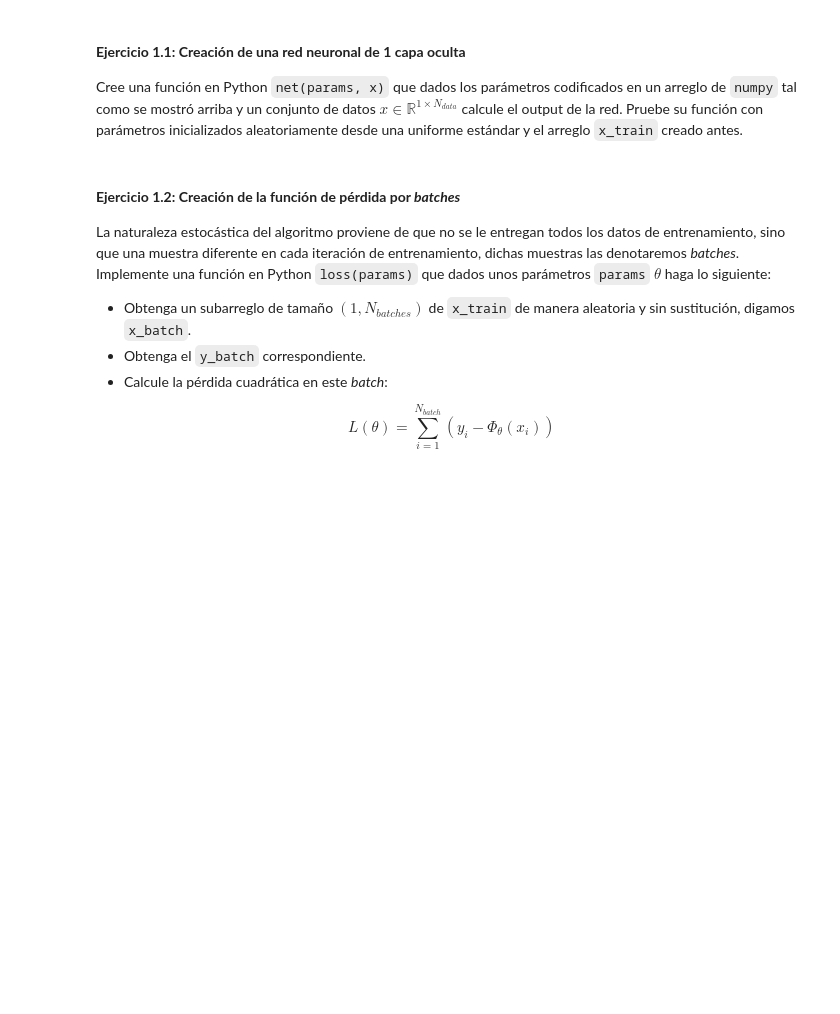
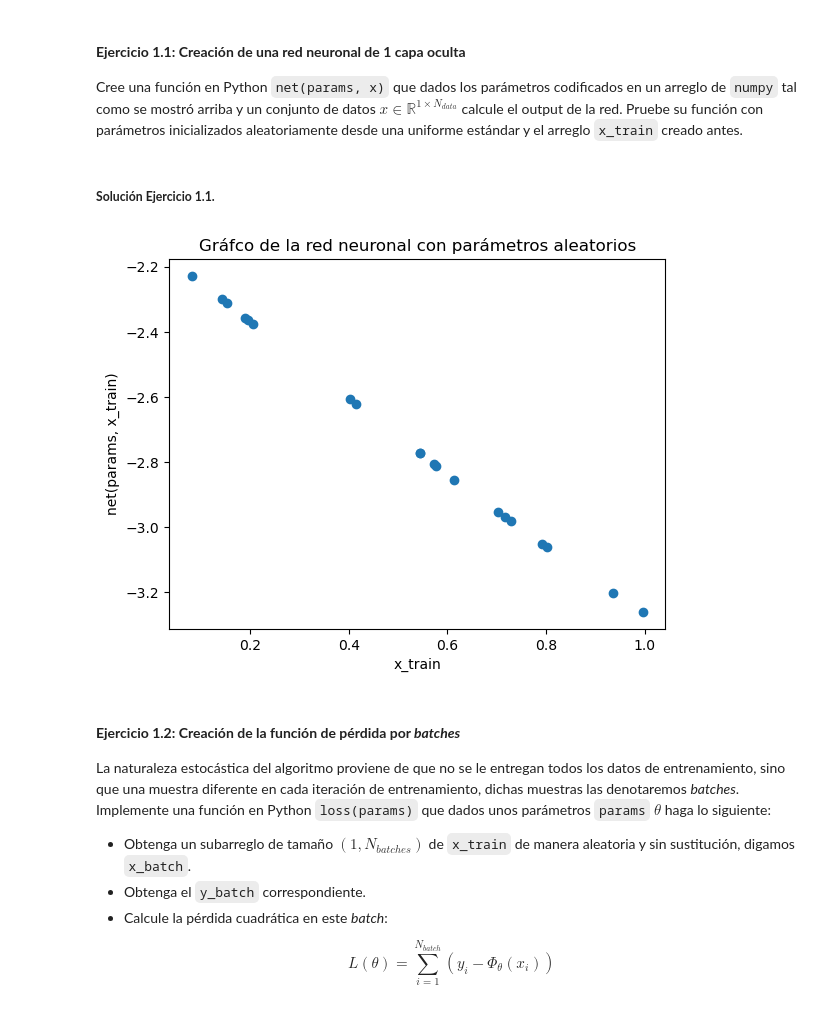
Before and after one commit to Sebastijo/Topicos-Matematicos-en-ML-y-DL, a Jupyter notebook: Tarea 2 - DeepONets/submission/Enunciado_Tarea_2.ipynb, the cells around one changed output. Saved outputs shown, nothing was run; the diff lists cells and outputs as text; code cells hidden in the pictures; blank space fills up the shorter version.

```diff
--- a/Tarea 2 - DeepONets/submission/Enunciado_Tarea_2.ipynb
+++ b/Tarea 2 - DeepONets/submission/Enunciado_Tarea_2.ipynb
@@ -81,0 +95,2 @@ Cree una función en Python ``net(params, x)`` que dados los parámetros codific
+# %% [markdown]
+##### **Solución Ejercicio 1.1.**
@@ -82,3 +148,23 @@ Cree una función en Python ``net(params, x)`` que dados los parámetros codific
+# %%
+ancho = 30  # Ancho de la red neuronal
+
+# Creamos un array de parámetros aleatorios mediante una uniforme estandard
+params = np.random.uniform(-1, 1, size=(3 * ancho + 1))
+
+y = net(params, x_train)
+
+# Creamos el plto
+plt.scatter(x_train, y)
+
+# Agregamos labels
+plt.xlabel("x_train")
+plt.ylabel("net(params, x_train)")
+plt.title("Gráfco de la red neuronal con parámetros aleatorios")
+
+# Mostramos el plot
+plt.show()
+# %% [output]
+[figure, added]
 # %% [markdown]
 #### **Ejercicio 1.2: Creación de la función de pérdida por *batches***
 
```
Also changed, not shown: parts of 22 cells of this notebook, 1 other file.
